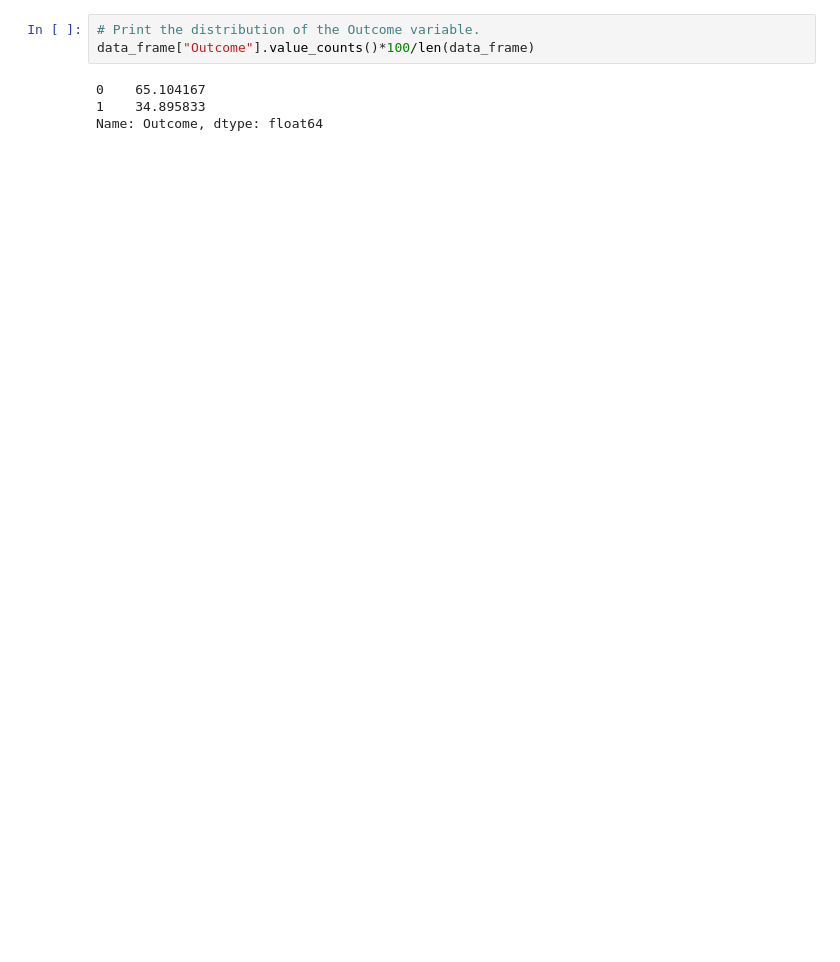
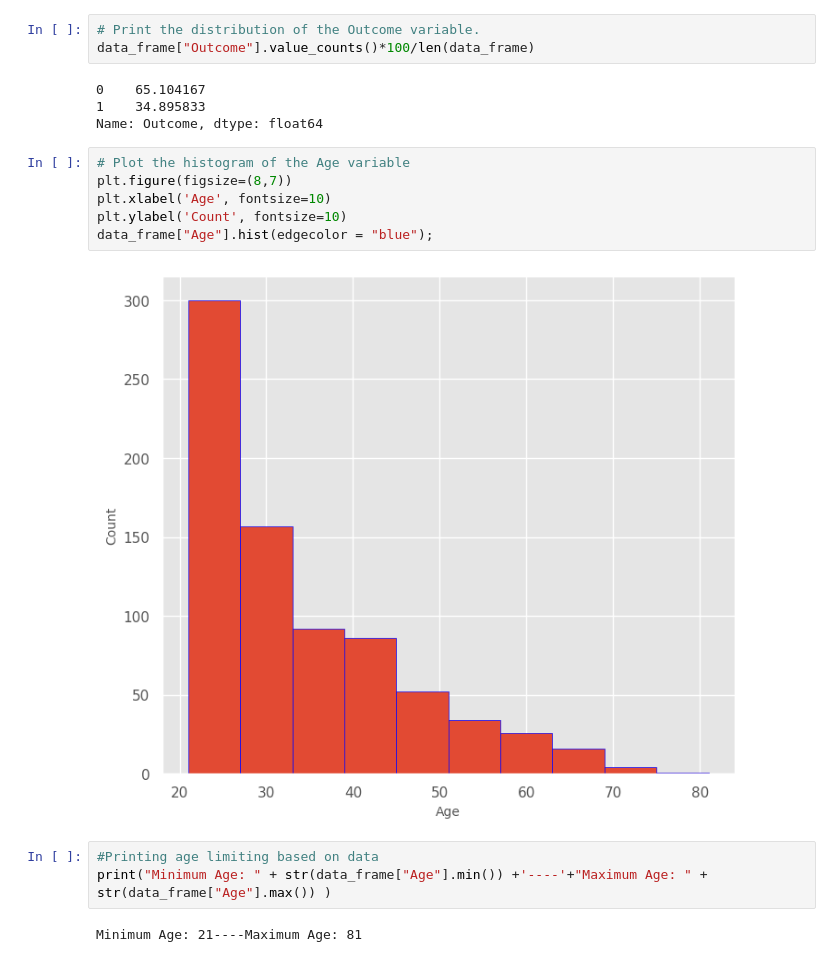
Before and after one commit to DurjoyAcharya/Diabetes-Prediction, a Jupyter notebook: Diabetes_Prediction.ipynb, the cells around one changed output. Drawn from its saved outputs; the diff is of its cells as text; blank space fills up the shorter version.

```diff
--- a/Diabetes_Prediction.ipynb
+++ b/Diabetes_Prediction.ipynb
@@ -99,3 +99,16 @@ data_frame["Outcome"].value_counts()*100/len(data_frame)
 0    65.104167
 1    34.895833
 Name: Outcome, dtype: float64
+# %%
+# Plot the histogram of the Age variable
+plt.figure(figsize=(8,7))
+plt.xlabel('Age', fontsize=10)
+plt.ylabel('Count', fontsize=10)
+data_frame["Age"].hist(edgecolor = "blue");
+# %% [output]
+[figure, added]
+# %%
+#Printing age limiting based on data
+print("Minimum Age: " + str(data_frame["Age"].min()) +'----'+"Maximum Age: " + str(data_frame["Age"].max()) )
+# %% [output]
+Minimum Age: 21----Maximum Age: 81
```
Also changed, not shown: parts of 10 cells of this notebook.
